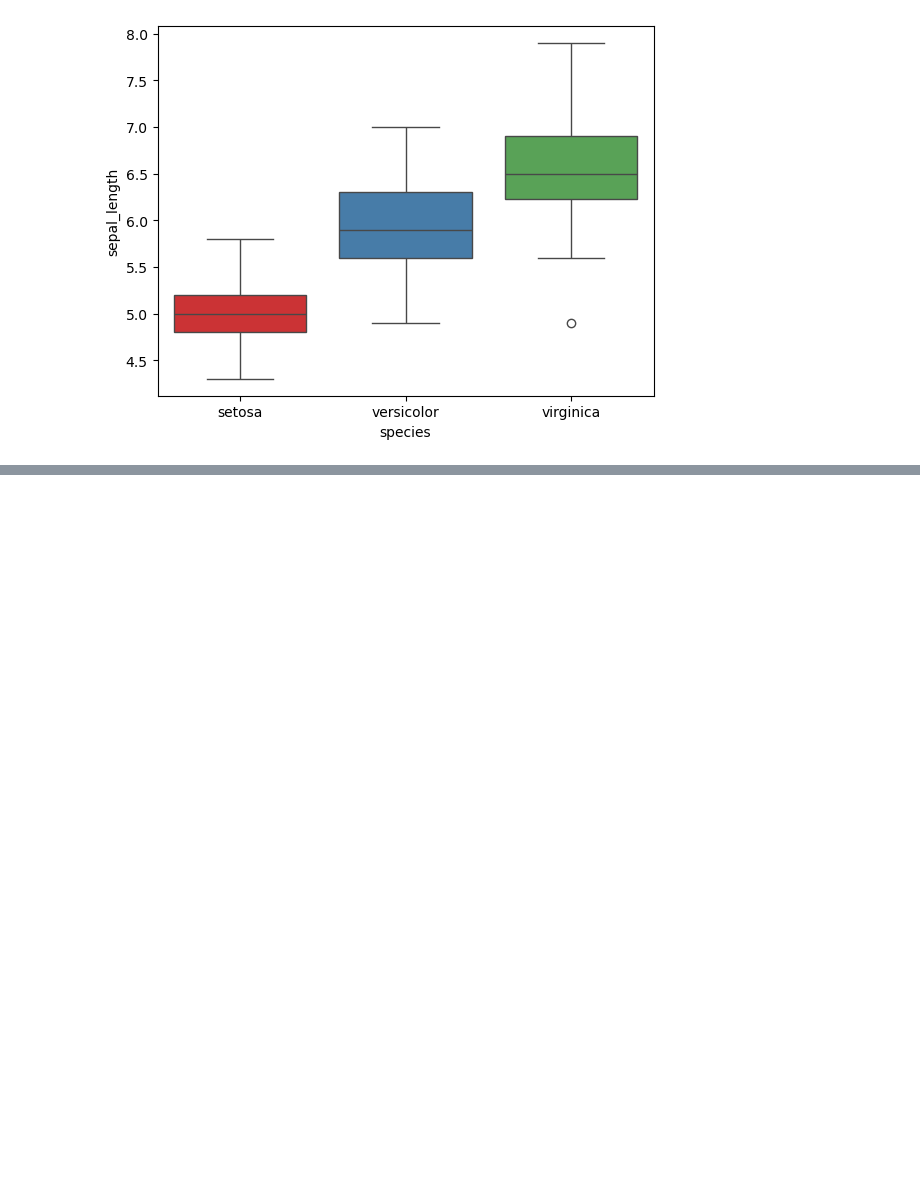
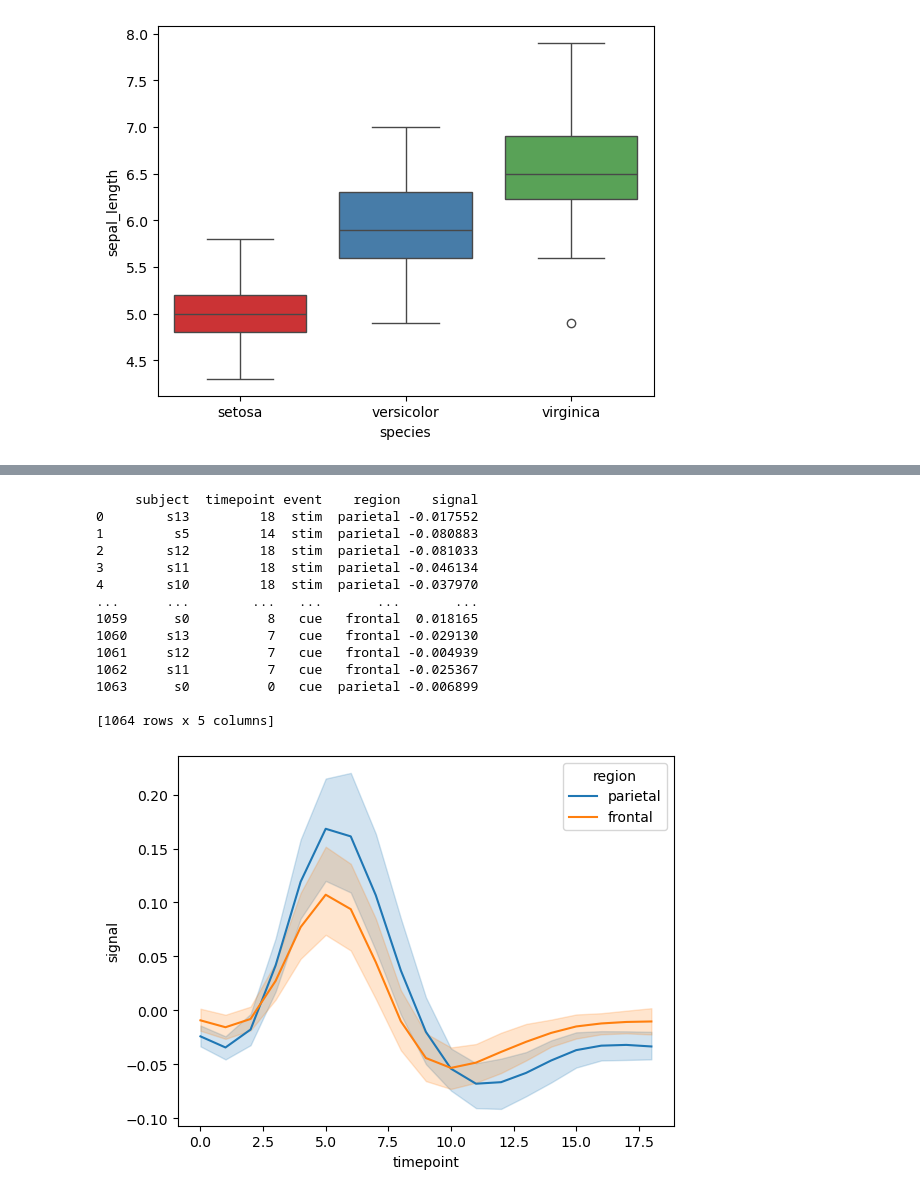
Before and after one commit to amritkumargalden/DataScience, a Jupyter notebook: DataScienceCourse/july28_visualisation.ipynb, the cells around one changed output, grey strips where cells are left out. Saved outputs shown, nothing was run; the diff lists cells and outputs as text; code cells hidden in the pictures; blank space fills up the shorter version.

Commit message:
lineplot

```diff
--- a/DataScienceCourse/july28_visualisation.ipynb
+++ b/DataScienceCourse/july28_visualisation.ipynb
@@ -97,0 +112,22 @@ sns.boxplot(
+# %%
+fmri = sns.load_dataset("fmri")
+print(fmri)
+print()
+sns.lineplot(x="timepoint", y="signal", hue="region", data= fmri)
+plt.show()
+# %% [output]
+     subject  timepoint event    region    signal
+0        s13         18  stim  parietal -0.017552
+1         s5         14  stim  parietal -0.080883
+2        s12         18  stim  parietal -0.081033
+3        s11         18  stim  parietal -0.046134
+4        s10         18  stim  parietal -0.037970
+...      ...        ...   ...       ...       ...
+1059      s0          8   cue   frontal  0.018165
+1060     s13          7   cue   frontal -0.029130
+1061     s12          7   cue   frontal -0.004939
+1062     s11          7   cue   frontal -0.025367
+1063      s0          0   cue  parietal -0.006899
+
+[1064 rows x 5 columns]
+[figure, added]
```
Also changed, not shown: parts of 2 cells of this notebook.
